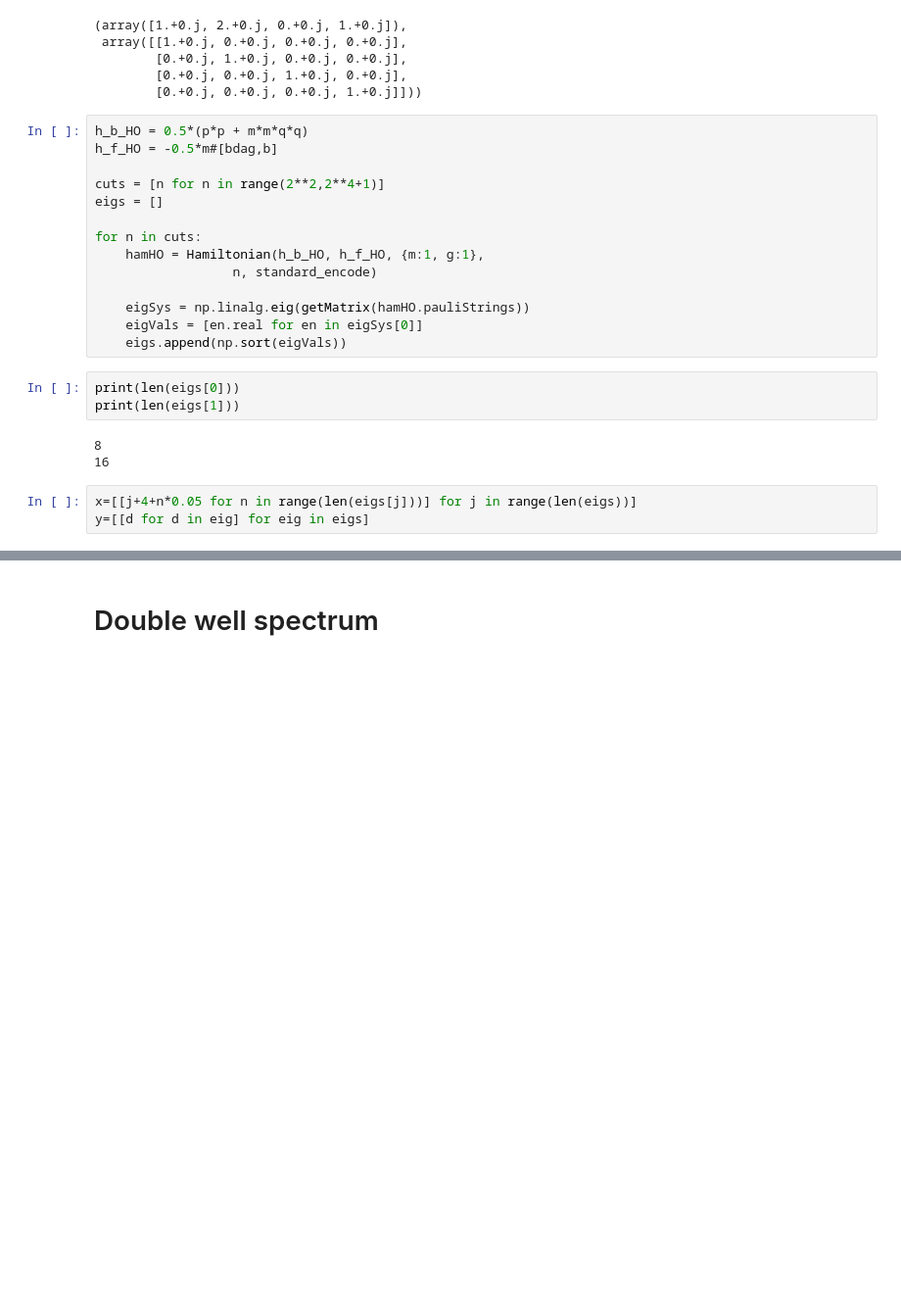
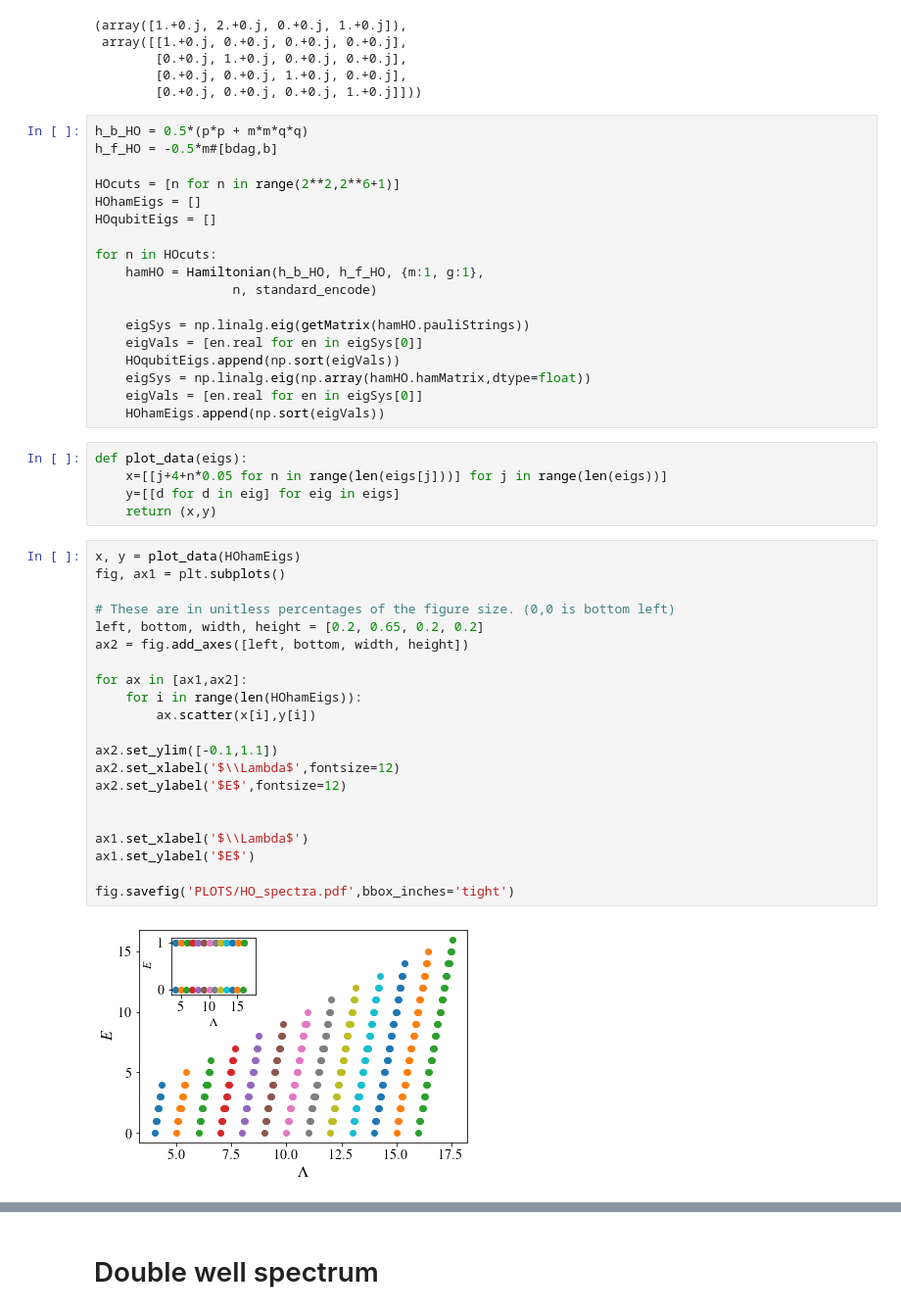
Before and after one commit to chrisculver/SUSY_QuantumComputing, a Jupyter notebook: tutorials/SpectraVSCutoff.ipynb, the cells around one changed output, grey strips where cells are left out. Shown at 98% size. Drawn from its saved outputs; the diff is of its cells as text; blank space fills up the shorter version.

Commit message:
Cleaned up cutoff plots and confused by VQE results

```diff
--- a/tutorials/SpectraVSCutoff.ipynb
+++ b/tutorials/SpectraVSCutoff.ipynb
@@ -90,22 +90,45 @@ np.linalg.eig(getMatrix(hamHO.pauliStrings))
 h_b_HO = 0.5*(p*p + m*m*q*q)
 h_f_HO = -0.5*m#[bdag,b]
 
-cuts = [n for n in range(2**2,2**4+1)]
-eigs = []
+HOcuts = [n for n in range(2**2,2**6+1)]
+HOhamEigs = []
+HOqubitEigs = []
 
-for n in cuts:
+for n in HOcuts:
     hamHO = Hamiltonian(h_b_HO, h_f_HO, {m:1, g:1},
                   n, standard_encode)
 
     eigSys = np.linalg.eig(getMatrix(hamHO.pauliStrings))
     eigVals = [en.real for en in eigSys[0]]
-    eigs.append(np.sort(eigVals))
+    HOqubitEigs.append(np.sort(eigVals))
+    eigSys = np.linalg.eig(np.array(hamHO.hamMatrix,dtype=float))
+    eigVals = [en.real for en in eigSys[0]]
+    HOhamEigs.append(np.sort(eigVals))
-# %%
-print(len(eigs[0]))
-print(len(eigs[1]))
-# %% [output]
-8
-16
 # %%
-x=[[j+4+n*0.05 for n in range(len(eigs[j]))] for j in range(len(eigs))]
-y=[[d for d in eig] for eig in eigs]
+def plot_data(eigs):
+    x=[[j+4+n*0.05 for n in range(len(eigs[j]))] for j in range(len(eigs))]
+    y=[[d for d in eig] for eig in eigs]
+    return (x,y)
+# %%
+x, y = plot_data(HOhamEigs)
+fig, ax1 = plt.subplots()
+
+# These are in unitless percentages of the figure size. (0,0 is bottom left)
+left, bottom, width, height = [0.2, 0.65, 0.2, 0.2]
+ax2 = fig.add_axes([left, bottom, width, height])
+
+for ax in [ax1,ax2]:
+    for i in range(len(HOhamEigs)):
+        ax.scatter(x[i],y[i])
+
+ax2.set_ylim([-0.1,1.1])
+ax2.set_xlabel('$\\Lambda$',fontsize=12)
+ax2.set_ylabel('$E$',fontsize=12)
+
+
+ax1.set_xlabel('$\\Lambda$')
+ax1.set_ylabel('$E$')
+
+fig.savefig('PLOTS/HO_spectra.pdf',bbox_inches='tight')
+# %% [output]
+[figure, added]
```
Also changed, not shown: parts of 22 cells of this notebook, 9 other files.
